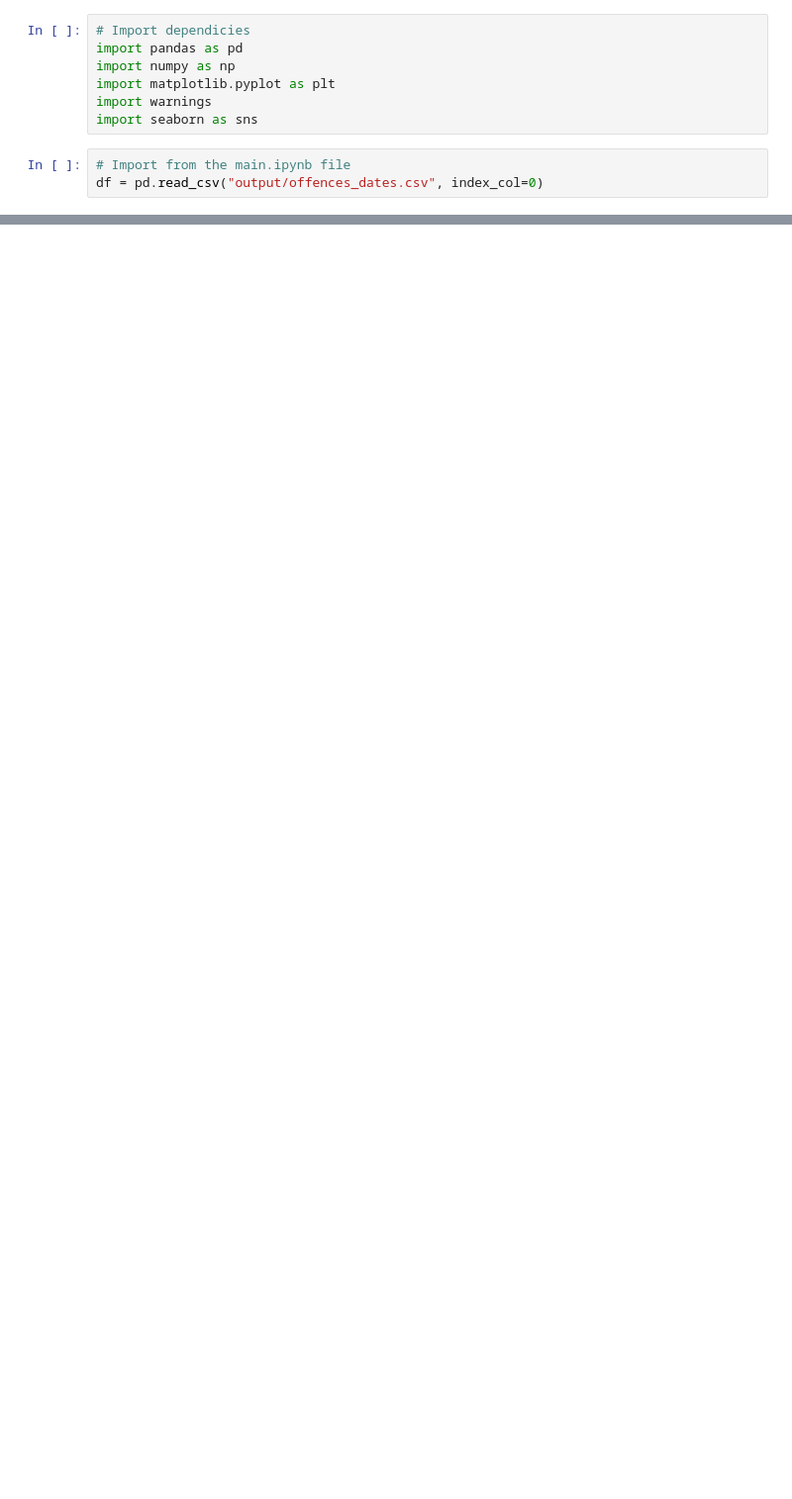
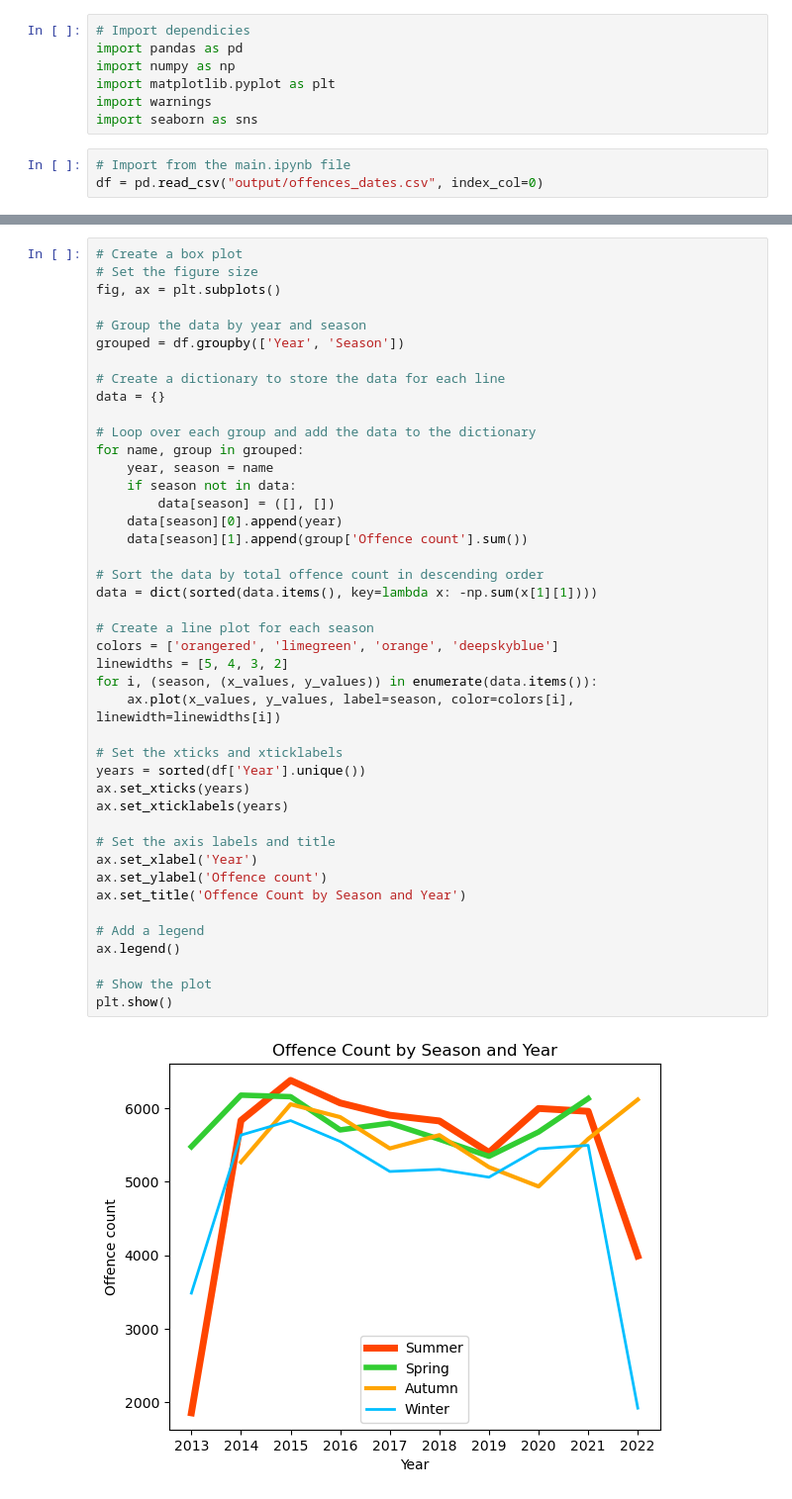
Before and after one commit to Evkn00/g1p1, a Jupyter notebook: Untitled.ipynb, the cells around one changed output, grey strips where cells are left out. Shown at 99% size. Saved outputs shown, nothing was run; the diff lists cells and outputs as text; blank space fills up the shorter version.

```diff
--- a/Untitled.ipynb
+++ b/Untitled.ipynb
@@ -164,0 +73,45 @@ plt.show()
+# %%
+# Create a box plot
+# Set the figure size
+fig, ax = plt.subplots()
+
+# Group the data by year and season
+grouped = df.groupby(['Year', 'Season'])
+
+# Create a dictionary to store the data for each line
+data = {}
+
+# Loop over each group and add the data to the dictionary
+for name, group in grouped:
+    year, season = name
+    if season not in data:
+        data[season] = ([], [])
+    data[season][0].append(year)
+    data[season][1].append(group['Offence count'].sum())
+
+# Sort the data by total offence count in descending order
+data = dict(sorted(data.items(), key=lambda x: -np.sum(x[1][1])))
+
+# Create a line plot for each season
+colors = ['orangered', 'limegreen', 'orange', 'deepskyblue']
+linewidths = [5, 4, 3, 2]
+for i, (season, (x_values, y_values)) in enumerate(data.items()):
+    ax.plot(x_values, y_values, label=season, color=colors[i], linewidth=linewidths[i])
+
+# Set the xticks and xticklabels
+years = sorted(df['Year'].unique())
+ax.set_xticks(years)
+ax.set_xticklabels(years)
+
+# Set the axis labels and title
+ax.set_xlabel('Year')
+ax.set_ylabel('Offence count')
+ax.set_title('Offence Count by Season and Year')
+
+# Add a legend
+ax.legend()
+
+# Show the plot
+plt.show()
+# %% [output]
+[figure, added]
```
Also changed, not shown: parts of 5 cells of this notebook, 1 other file.
